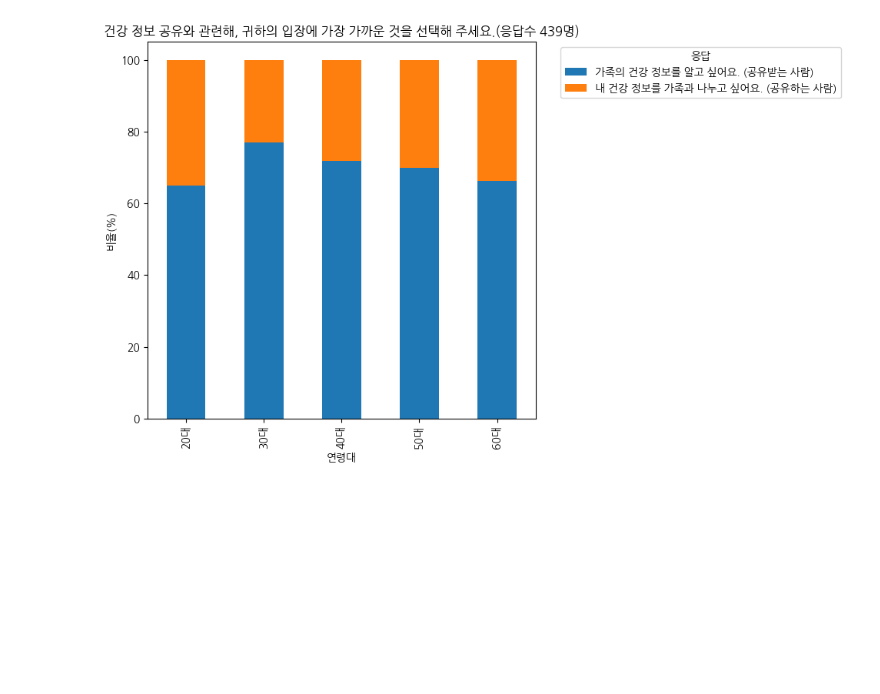
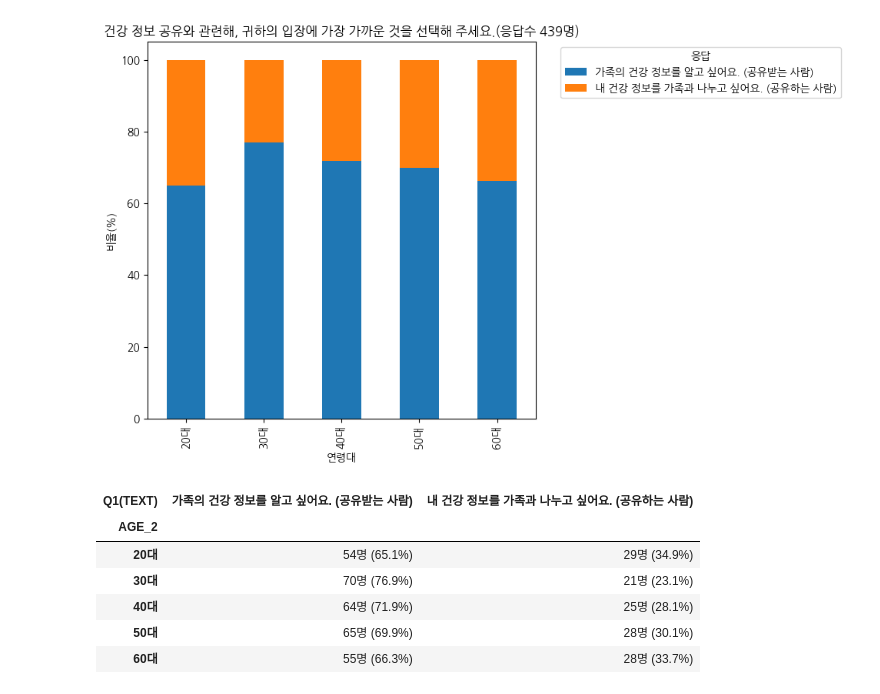
Before and after one commit to Jieunlee-svg/dataanalysis_, a Jupyter notebook: 설문조사_결과_분석_응답_분포_도넛_그래프_시각화.ipynb, the cells around one changed output. Drawn from its saved outputs; the diff is of its cells as text; code cells hidden in the pictures; blank space fills up the shorter version.

```diff
--- a/설문조사_결과_분석_응답_분포_도넛_그래프_시각화.ipynb
+++ b/설문조사_결과_분석_응답_분포_도넛_그래프_시각화.ipynb
@@ -81,3 +81,29 @@ plt.tight_layout()
 plt.show()
 # %% [output]
 [figure]
+# %%
+import pandas as pd
+
+# 연령대별 응답자 수 카운트
+df_valid = df[df['Q1(TEXT)'].notna()]  # Q1 응답 유효값만 사용
+
+# 교차표 (빈도 기준)
+ct = pd.crosstab(index=df_valid['AGE_2'], columns=df_valid['Q1(TEXT)'])
+
+# 비율 교차표
+ct_pct = pd.crosstab(index=df_valid['AGE_2'], columns=df_valid['Q1(TEXT)'], normalize='index') * 100
+ct_pct = ct_pct.round(1)
+
+# 두 표를 합치기
+summary = ct.astype(str) + '명 (' + ct_pct.astype(str) + '%)'
+
+# 확인
+summary
+# %% [output]
+| Q1(TEXT) | 가족의 건강 정보를 알고 싶어요. (공유받는 사람) | 내 건강 정보를 가족과 나누고 싶어요. (공유하는 사람) |
+| AGE_2 |  |  |
+| 20대 | 54명 (65.1%) | 29명 (34.9%) |
+| 30대 | 70명 (76.9%) | 21명 (23.1%) |
+| 40대 | 64명 (71.9%) | 25명 (28.1%) |
+| 50대 | 65명 (69.9%) | 28명 (30.1%) |
+| 60대 | 55명 (66.3%) | 28명 (33.7%) |
```
